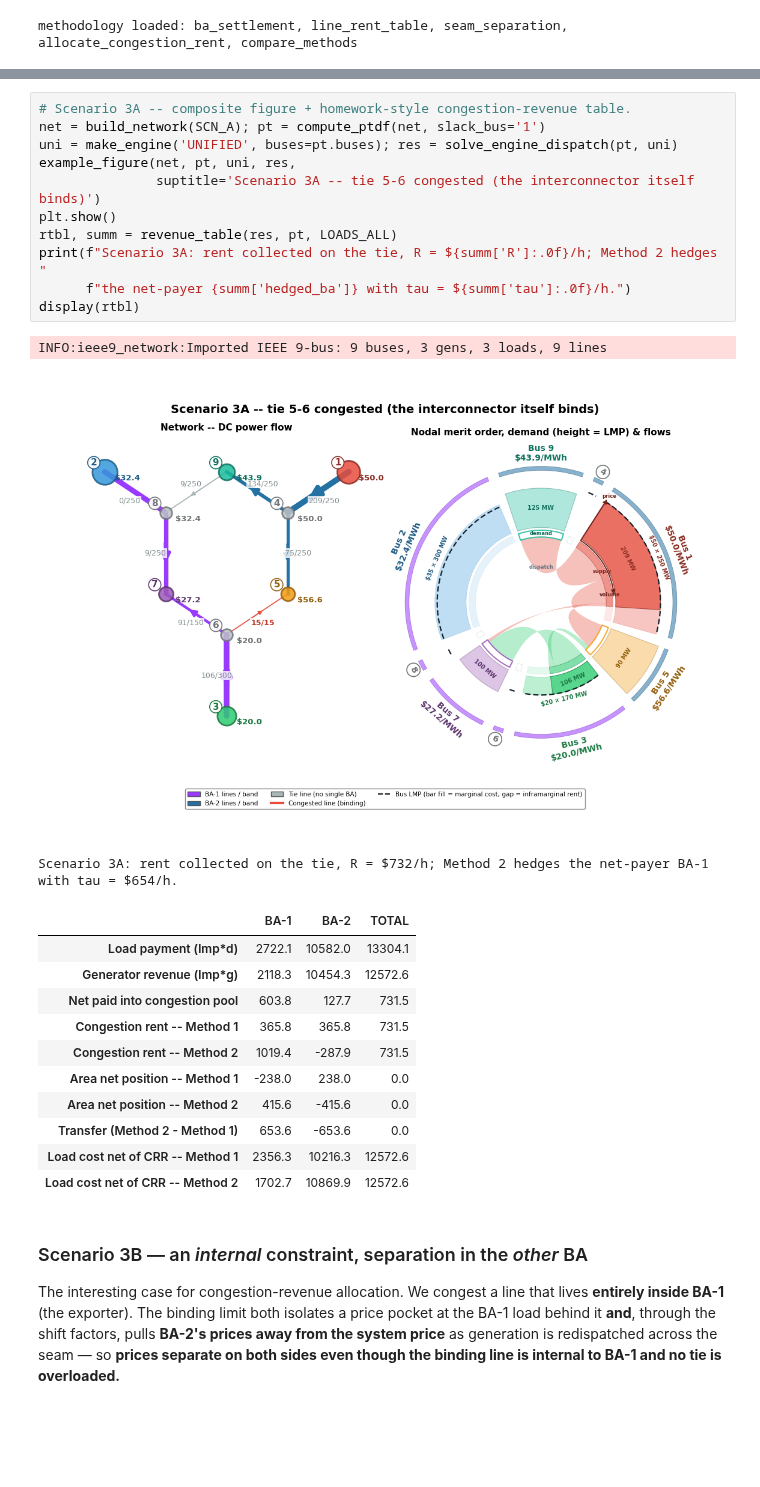
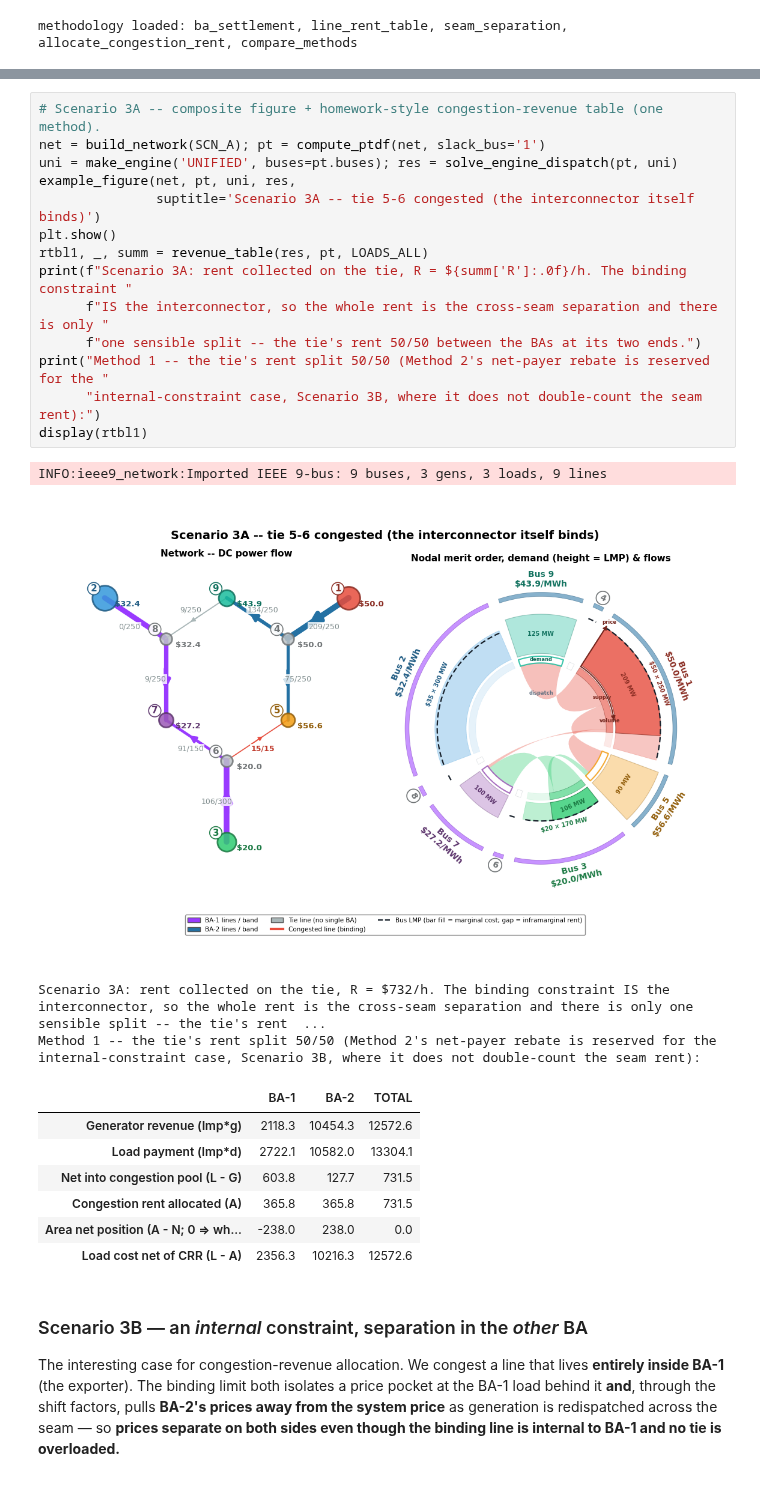
Before and after one commit to pdockery/wscc9-illustrative-model, a Jupyter notebook: congestion_revenue_allocation_example.ipynb, the cells around one changed output, grey strips where cells are left out. Drawn from its saved outputs; the diff is of its cells as text; blank space fills up the shorter version.

```diff
--- a/congestion_revenue_allocation_example.ipynb
+++ b/congestion_revenue_allocation_example.ipynb
@@ -923,29 +945,29 @@ BA settlement and rent allocation ($/h):
 # %%
-# Scenario 3A -- composite figure + homework-style congestion-revenue table.
+# Scenario 3A -- composite figure + homework-style congestion-revenue table (one method).
 net = build_network(SCN_A); pt = compute_ptdf(net, slack_bus='1')
 uni = make_engine('UNIFIED', buses=pt.buses); res = solve_engine_dispatch(pt, uni)
 example_figure(net, pt, uni, res,
                suptitle='Scenario 3A -- tie 5-6 congested (the interconnector itself binds)')
 plt.show()
-rtbl, summ = revenue_table(res, pt, LOADS_ALL)
-print(f"Scenario 3A: rent collected on the tie, R = ${summ['R']:.0f}/h; Method 2 hedges "
-      f"the net-payer {summ['hedged_ba']} with tau = ${summ['tau']:.0f}/h.")
-display(rtbl)
+rtbl1, _, summ = revenue_table(res, pt, LOADS_ALL)
+print(f"Scenario 3A: rent collected on the tie, R = ${summ['R']:.0f}/h. The binding constraint "
+      f"IS the interconnector, so the whole rent is the cross-seam separation and there is only "
+      f"one sensible split -- the tie's rent 50/50 between the BAs at its two ends.")
+print("Method 1 -- the tie's rent split 50/50 (Method 2's net-payer rebate is reserved for the "
+      "internal-constraint case, Scenario 3B, where it does not double-count the seam rent):")
+display(rtbl1)
 # %% [output]
 INFO:ieee9_network:Imported IEEE 9-bus: 9 buses, 3 gens, 3 loads, 9 lines
 [figure]
-Scenario 3A: rent collected on the tie, R = $732/h; Method 2 hedges the net-payer BA-1 with tau = $654/h.
+Scenario 3A: rent collected on the tie, R = $732/h. The binding constraint IS the interconnector, so the whole rent is the cross-seam separation and there is only one sensible split -- the tie's rent  ...
+Method 1 -- the tie's rent split 50/50 (Method 2's net-payer rebate is reserved for the internal-constraint case, Scenario 3B, where it does not double-count the seam rent):
 |  | BA-1 | BA-2 | TOTAL |
+| Generator revenue (lmp*g) | 2118.3 | 10454.3 | 12572.6 |
 | Load payment (lmp*d) | 2722.1 | 10582.0 | 13304.1 |
-| Generator revenue (lmp*g) | 2118.3 | 10454.3 | 12572.6 |
-| Net paid into congestion pool | 603.8 | 127.7 | 731.5 |
-| Congestion rent -- Method 1 | 365.8 | 365.8 | 731.5 |
-| Congestion rent -- Method 2 | 1019.4 | -287.9 | 731.5 |
-| Area net position -- Method 1 | -238.0 | 238.0 | 0.0 |
-| Area net position -- Method 2 | 415.6 | -415.6 | 0.0 |
-| Transfer (Method 2 - Method 1) | 653.6 | -653.6 | 0.0 |
-| Load cost net of CRR -- Method 1 | 2356.3 | 10216.3 | 12572.6 |
-| Load cost net of CRR -- Method 2 | 1702.7 | 10869.9 | 12572.6 |
+| Net into congestion pool (L - G) | 603.8 | 127.7 | 731.5 |
+| Congestion rent allocated (A) | 365.8 | 365.8 | 731.5 |
+| Area net position (A - N; 0 => wh... | -238.0 | 238.0 | 0.0 |
+| Load cost net of CRR (L - A) | 2356.3 | 10216.3 | 12572.6 |
 # %% [markdown]
 ### Scenario 3B — an *internal* constraint, separation in the *other* BA
 
```
Also changed, not shown: parts of 14 cells of this notebook, 1 other file.
